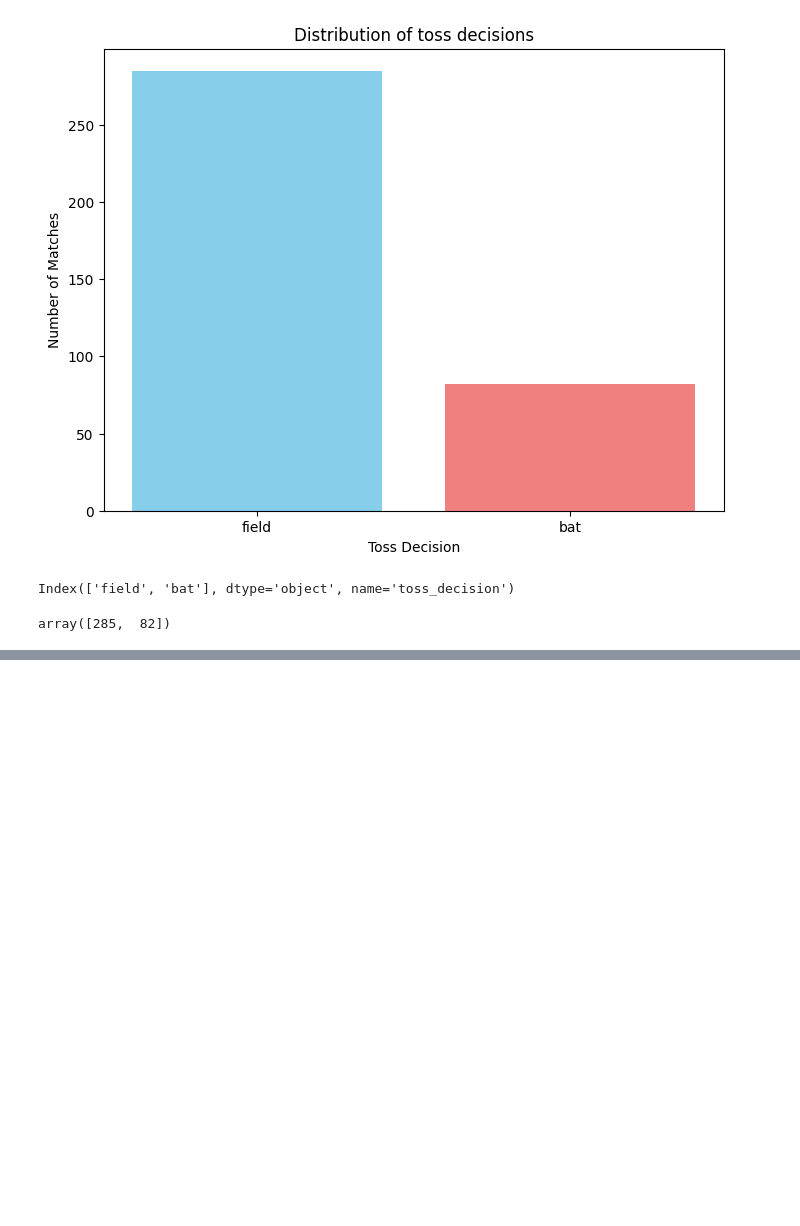
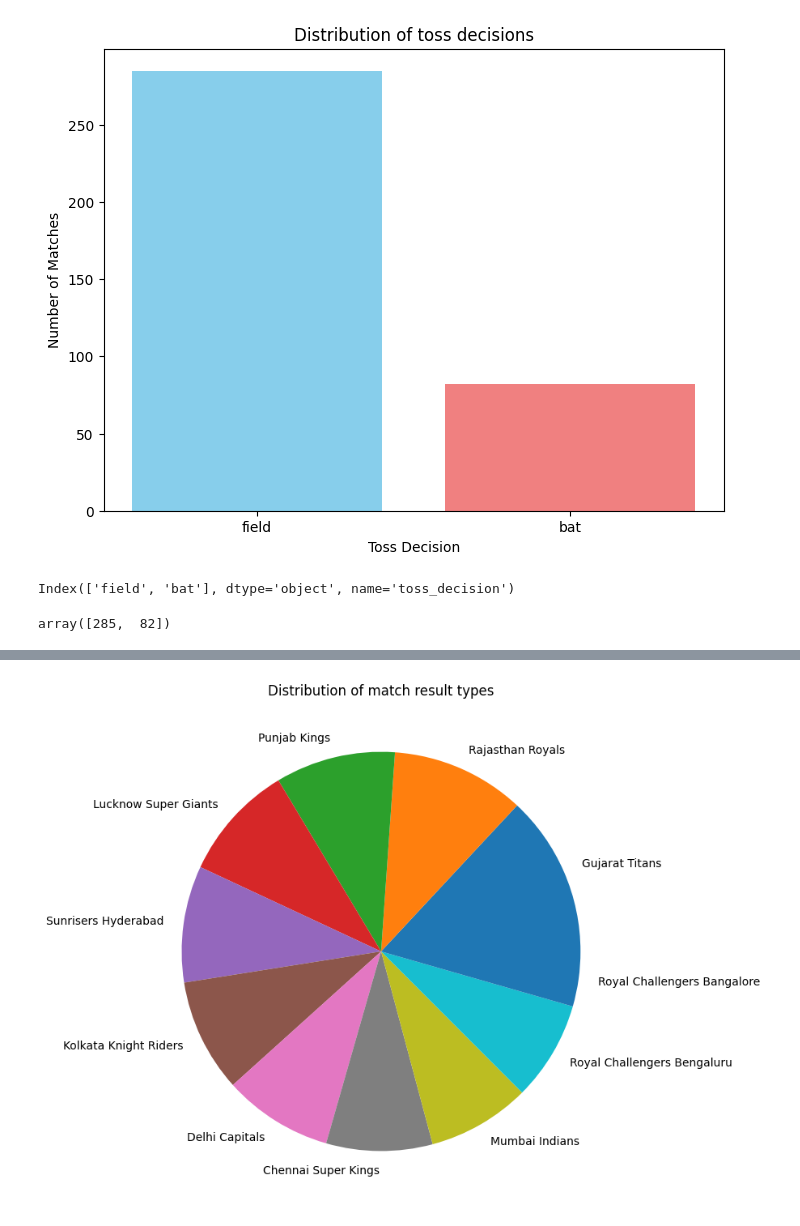
Before and after one commit to AbduFakir/Python-DataScience, a Jupyter notebook: matplotlib.ipynb, the cells around one changed output, grey strips where cells are left out. Drawn from its saved outputs; the diff is of its cells as text; code cells hidden in the pictures; blank space fills up the shorter version.

```diff
--- a/matplotlib.ipynb
+++ b/matplotlib.ipynb
@@ -138,0 +175,12 @@ array([285,  82])
+# %%
+#piechart
+
+result_type_counts = df['winner'].value_counts()
+
+plt.figure(figsize=(8,8))
+plt.pie(result_type_counts.values,labels=result_type_counts.index,pctdistance=1)
+plt.title('Distribution of match result types')
+plt.xticks(rotation=90)
+plt.show()
+# %% [output]
+[figure, added]
```
Also changed, not shown: parts of 3 cells of this notebook.
